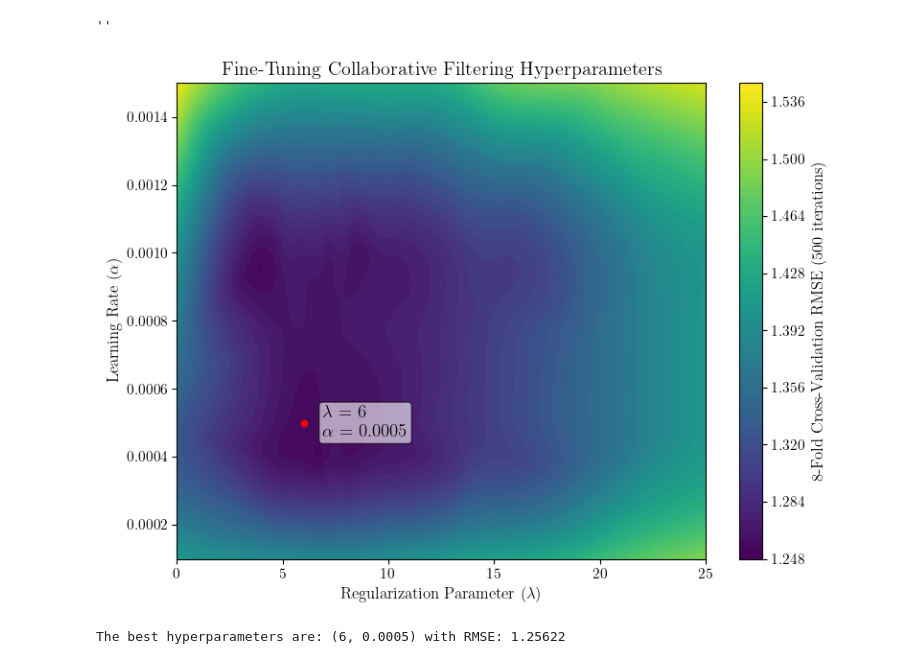
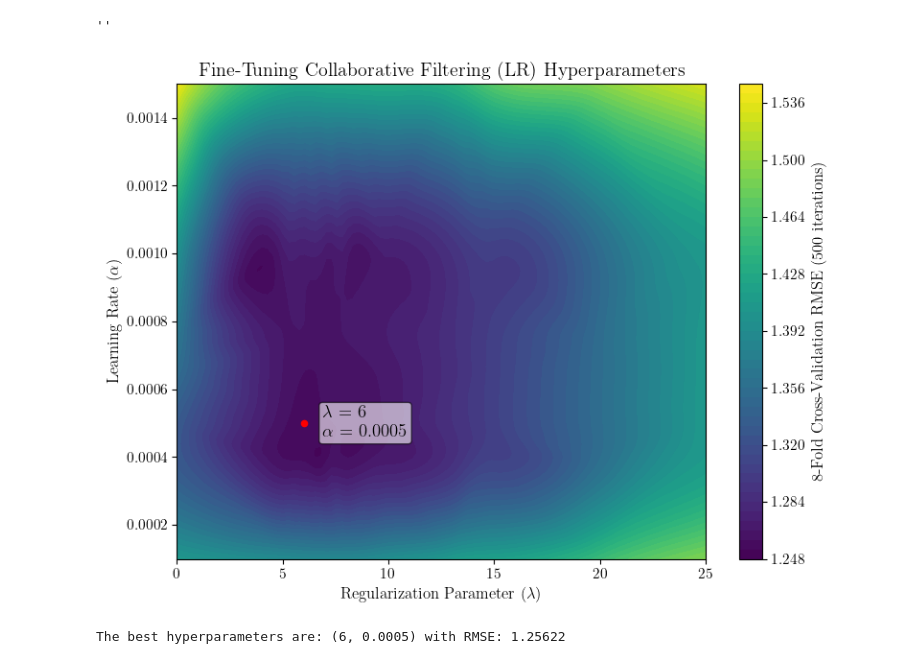
Before and after one commit to jepe06/Project2--Recommender-System, a Jupyter notebook: 03 model01.ipynb, the cells around one changed output. Drawn from its saved outputs; the diff is of its cells as text; code cells hidden in the pictures.

```diff
--- a/03 model01.ipynb
+++ b/03 model01.ipynb
@@ -266,35 +266,35 @@ z = np.array(list(results.values()))
 
 # Create a grid for interpolation
 xi = np.linspace(min(x), max(x), 100)
 yi = np.linspace(min(y), max(y), 100)
 xi, yi = np.meshgrid(xi, yi)
 
 # Interpolate z values onto the grid
 zi = griddata(points, z, (xi, yi), method='cubic') #nearest, cubic, linear
 
 # Plot the topographic map
 plt.figure(figsize=(8, 6))
 contour = plt.contourf(xi, yi, zi, levels=50, cmap='viridis')
 plt.colorbar(contour, label='8-Fold Cross-Validation RMSE (500 iterations)')
 best_lambda, best_alpha = 6, 0.0005
 plt.scatter(best_lambda, best_alpha, color='red', s=20)
 plt.text(
     best_lambda * 1.15,
     best_alpha,
     r"$\lambda$ = " + f"{best_lambda}\n" + r"$\alpha$ = " + str(best_alpha),
     fontsize=13.5,
     color='black',
     va = 'center',
     bbox=dict(facecolor='white', edgecolor='black', boxstyle='round,pad=0.2', alpha=0.6)
 )
-plt.title('Fine-Tuning Collaborative Filtering Hyperparameters')
+plt.title('Fine-Tuning Collaborative Filtering (LR) Hyperparameters')
 plt.xlabel(r'Regularization Parameter ($\lambda$)')
 plt.ylabel(r'Learning Rate ($\alpha$)')
 plt.tight_layout()
 #plt.savefig("assets/model01_hyperparametres.png")
 plt.show()
 # %% [output]
-[figure, old version]
+[figure, new version]
 # %%
 # choose the best hyperparameters
 best_lambda, best_alpha = 6, 0.0005
```
Also changed, not shown: parts of 7 cells of this notebook, 6 other files.
